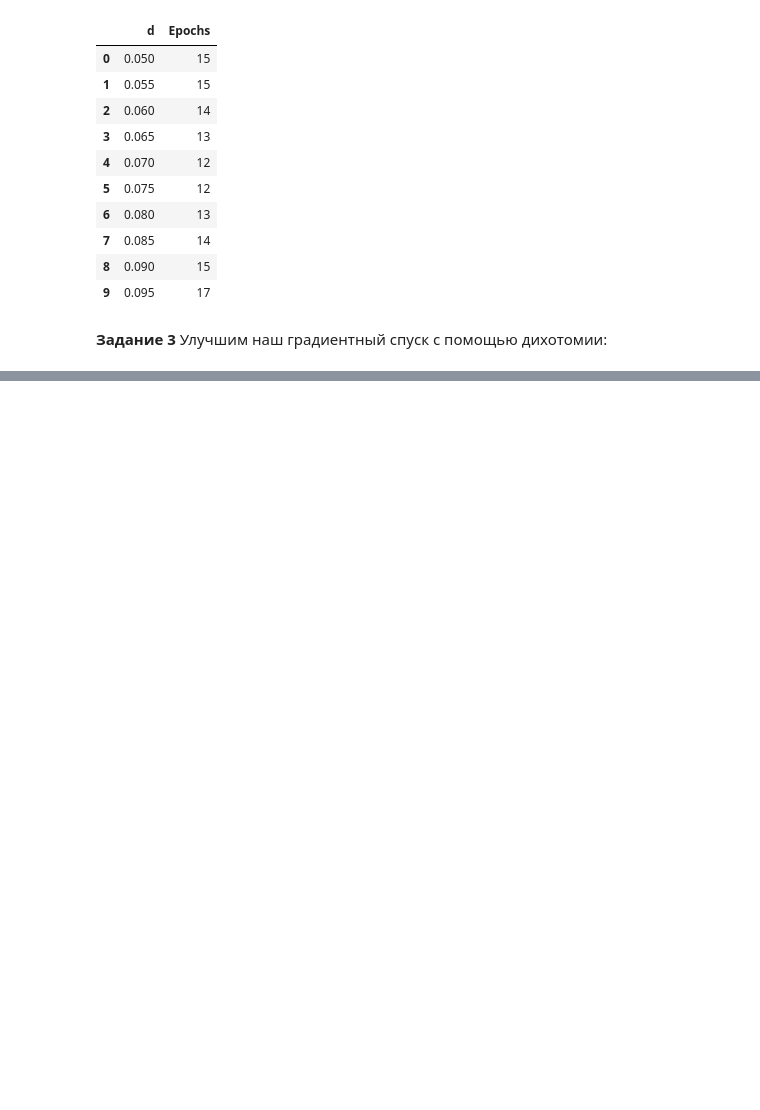
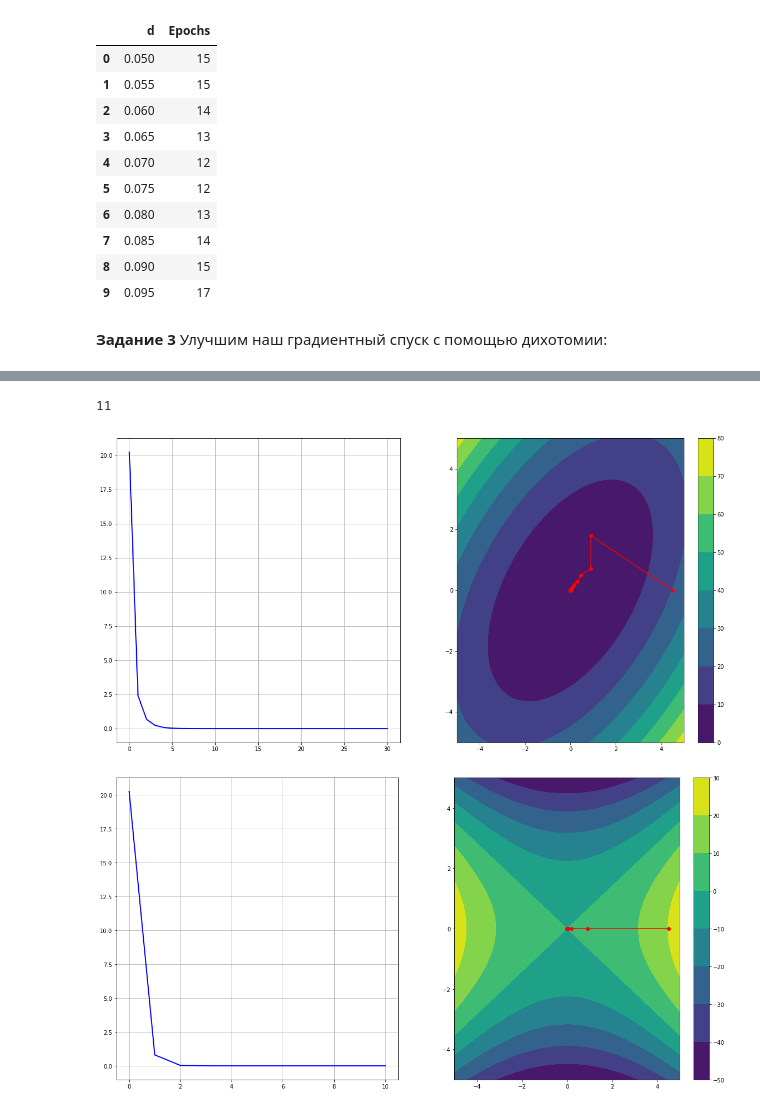
Before and after one commit to labs-metoptim/lab-metopt-1, a Jupyter notebook: test.ipynb, the cells around one changed output, grey strips where cells are left out. Drawn from its saved outputs; the diff is of its cells as text; code cells hidden in the pictures; blank space fills up the shorter version.

```diff
--- a/test.ipynb
+++ b/test.ipynb
@@ -219,0 +252,12 @@ len(ps)
+# %%
+points_grad1 = lin_rate_grad_descent(fun1, make_point(4.5, 0), lambda _: 0.4)
+points_grad2 = lin_rate_grad_descent(fun2, make_point(4.5, 0), lambda _: 0.4)
+draw_gradient(fun1, points_grad1)
+draw_gradient(fun2, points_grad2)
+
+len(points_grad1)
+len(points_grad2)
+# %% [output]
+11
+[figure, added]
+[figure, added]
```
Also changed, not shown: parts of 6 cells of this notebook.
